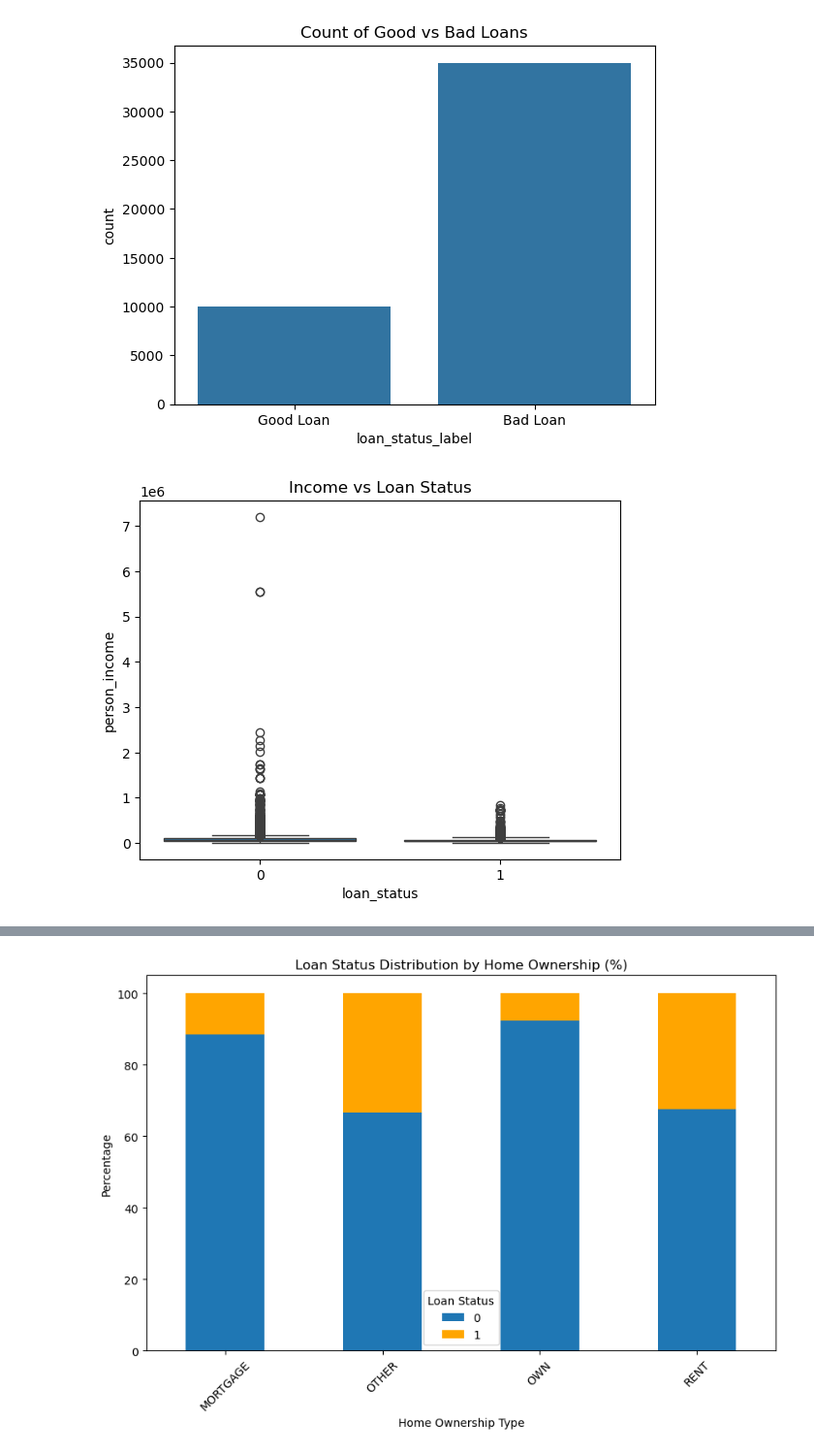
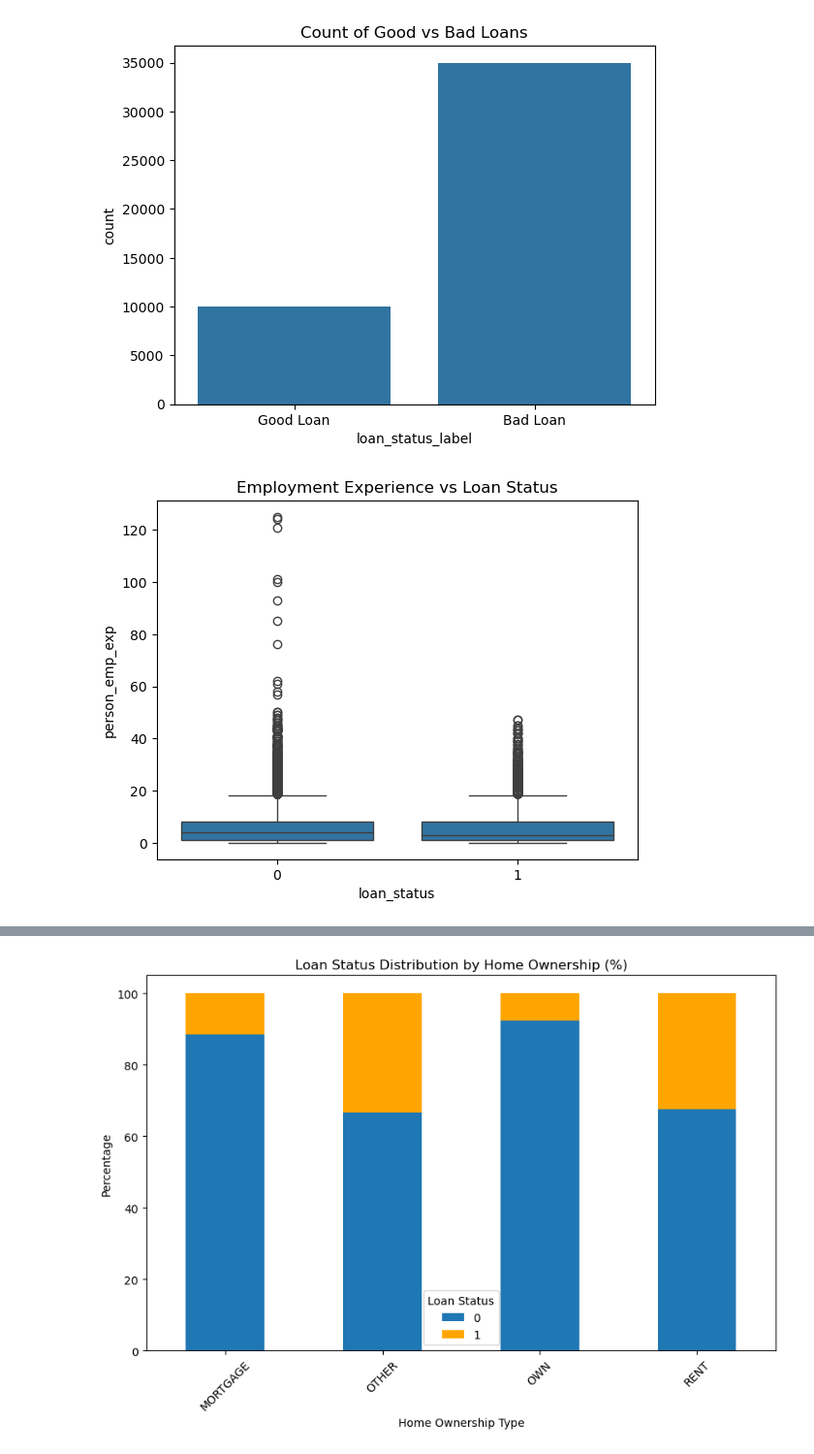
Before and after one commit to Yogavel/eda-checkpoint, a Jupyter notebook: checkpoint-two.ipynb, the cells around one changed output, grey strips where cells are left out. Shown at 97% size. Saved outputs shown, nothing was run; the diff lists cells and outputs as text; code cells hidden in the pictures.

```diff
--- a/checkpoint-two.ipynb
+++ b/checkpoint-two.ipynb
@@ -127,8 +172,8 @@ plt.show()
 # %% [output]
 [figure]
 # %%
-sns.boxplot(x='loan_status', y='person_income', data=loan_data)
-plt.title("Income vs Loan Status")
+sns.boxplot(x='loan_status', y='person_emp_exp', data=loan_data)
+plt.title("Employment Experience vs Loan Status")
 plt.show()
 # %% [output]
-[figure, old version]
+[figure, new version]
```
Also changed, not shown: parts of 25 cells of this notebook.
